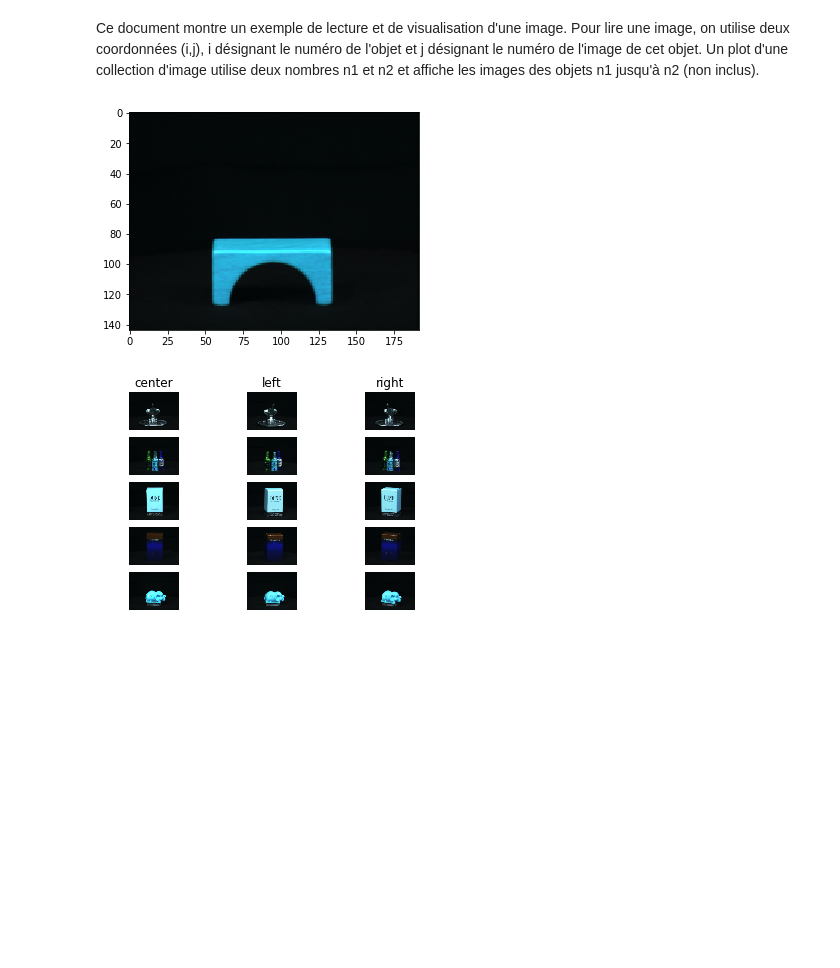
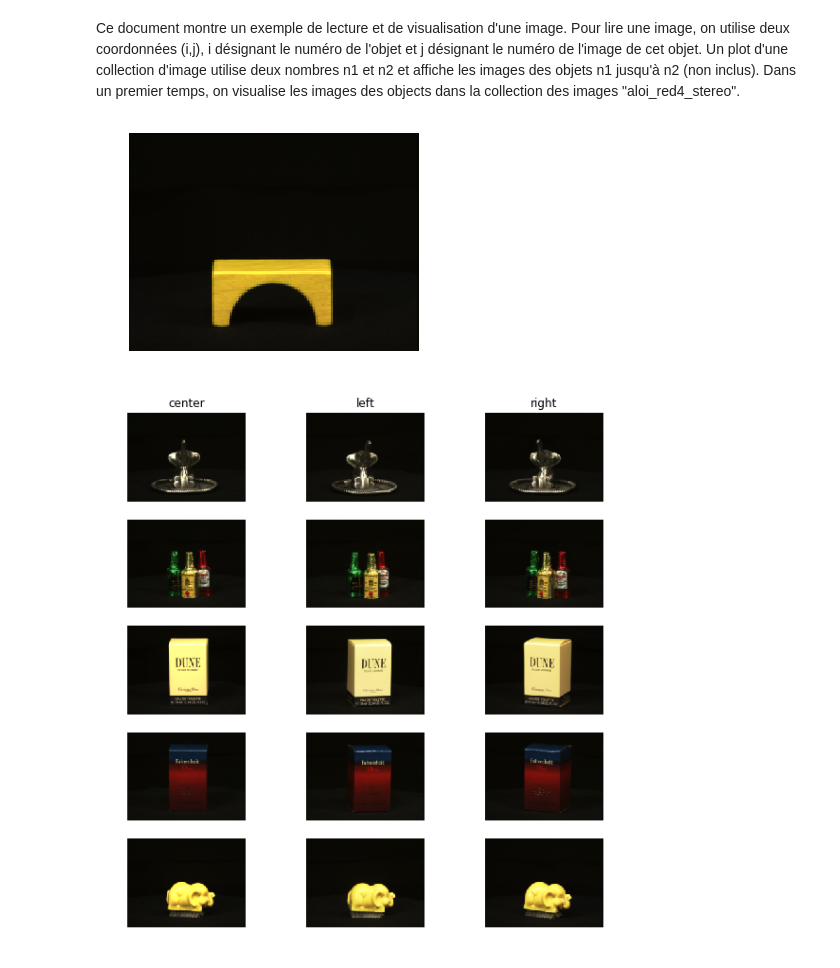
Before and after one commit to FirasAzzouz/Projet-S8, a Jupyter notebook: Lecture_et_visualisation_des_images.ipynb, the cells around one changed output. Saved outputs shown, nothing was run; the diff lists cells and outputs as text; code cells hidden in the pictures; blank space fills up the shorter version.

```diff
--- a/Lecture_et_visualisation_des_images.ipynb
+++ b/Lecture_et_visualisation_des_images.ipynb
@@ -1,15 +1,15 @@
 # %% [markdown]
 Ce document montre un exemple de lecture et de visualisation d'une image.
 Pour lire une image, on utilise deux coordonnées (i,j), i désignant le numéro de l'objet et j désignant le numéro de l'image de cet objet.
-Un plot d'une collection d'image utilise deux nombres n1 et n2 et affiche les images des objets n1 jusqu'à n2 (non inclus).
+Un plot d'une collection d'image utilise deux nombres n1 et n2 et affiche les images des objets n1 jusqu'à n2 (non inclus). Dans un premier temps, on visualise les images des objects dans la collection des images "aloi_red4_stereo".
 # %%
 from Image_reading import *
 from Visualisation import *
 
 if __name__ == '__main__':
-    X=read_image(251,0)
+    X=read_image_1(251,0)
     plot_image (X)
-    plot_collection(300,305)
+    plot_collection_1(300,305)
 # %% [output]
-[figure, old version]
+[figure, new version]
-[figure, old version]
+[figure, new version]
```
Also changed, not shown: parts of 2 cells of this notebook, 6 other files.
